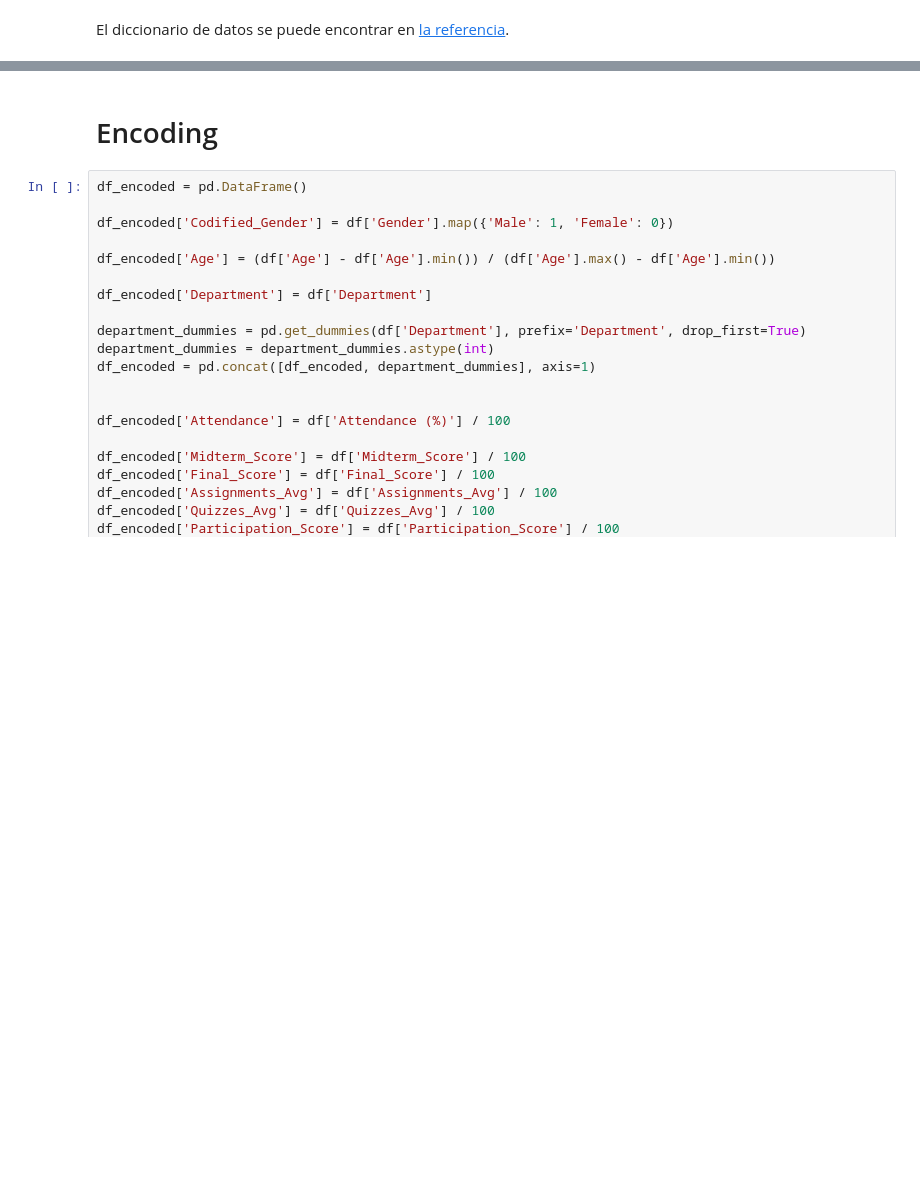
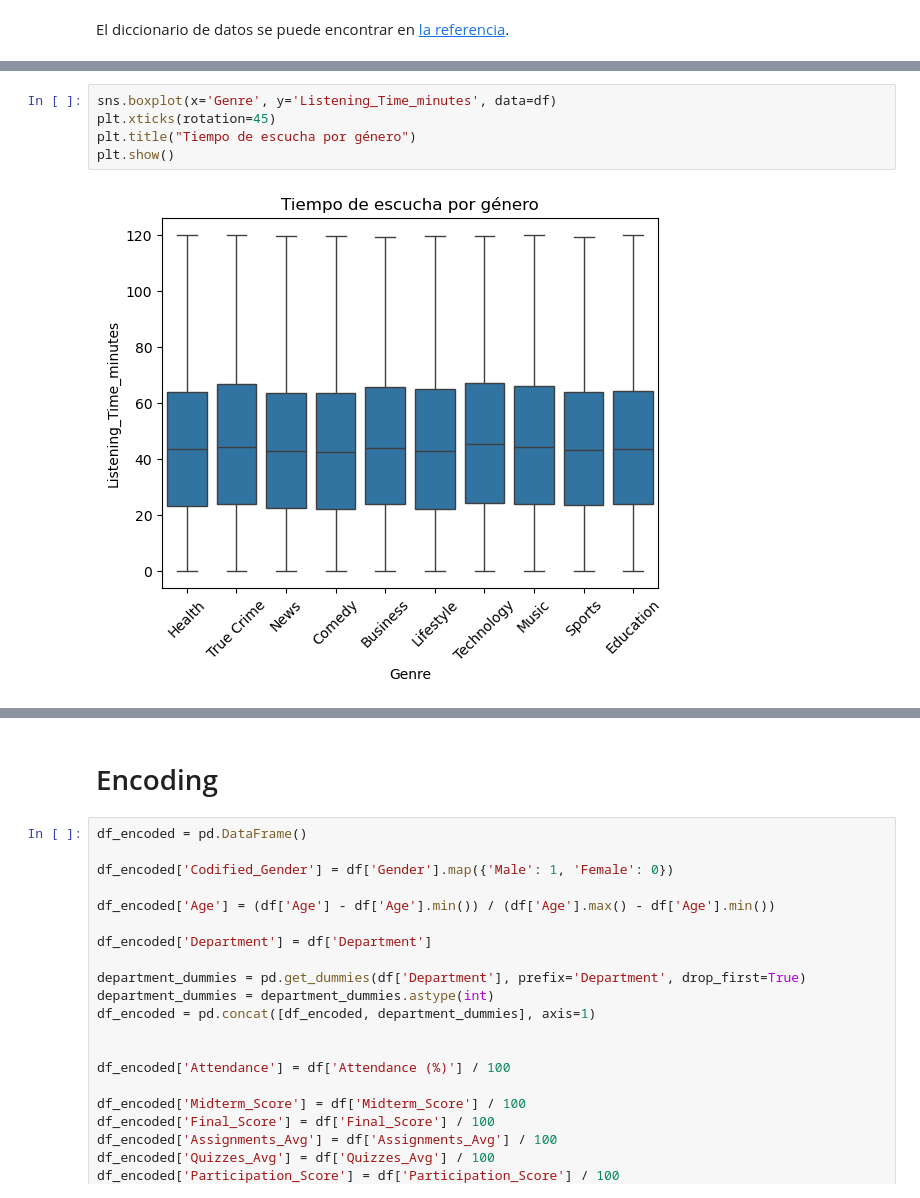
Before and after one commit to Javier-Etcheto/AprMaqI, a Jupyter notebook: TP.ipynb, the cells around one changed output, grey strips where cells are left out. Cells and saved outputs as stored; diff of their text form; blank space fills up the shorter version.

```diff
--- a/TP.ipynb
+++ b/TP.ipynb
@@ -64,0 +103,7 @@ El diccionario de datos se puede encontrar en [la referencia](https://www.kaggle
+# %%
+sns.boxplot(x='Genre', y='Listening_Time_minutes', data=df)
+plt.xticks(rotation=45)
+plt.title("Tiempo de escucha por género")
+plt.show()
+# %% [output]
+[figure, added]
```
Also changed, not shown: parts of 7 cells of this notebook, 4 other files.
